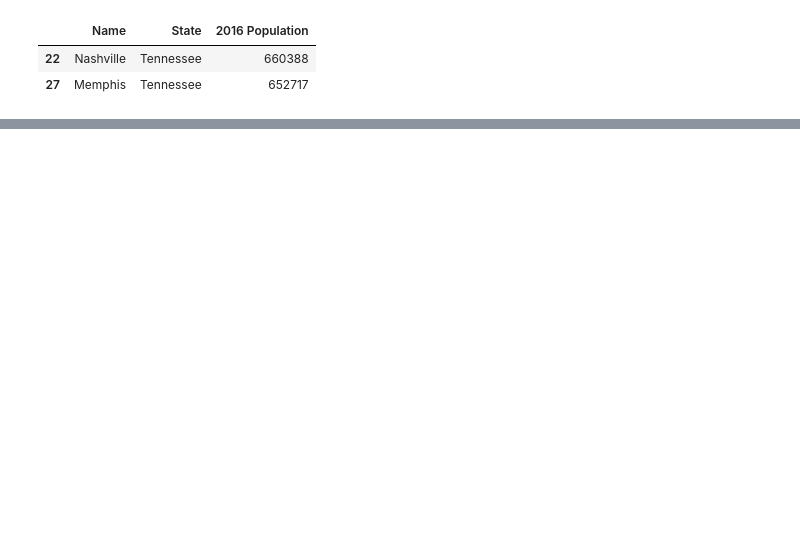
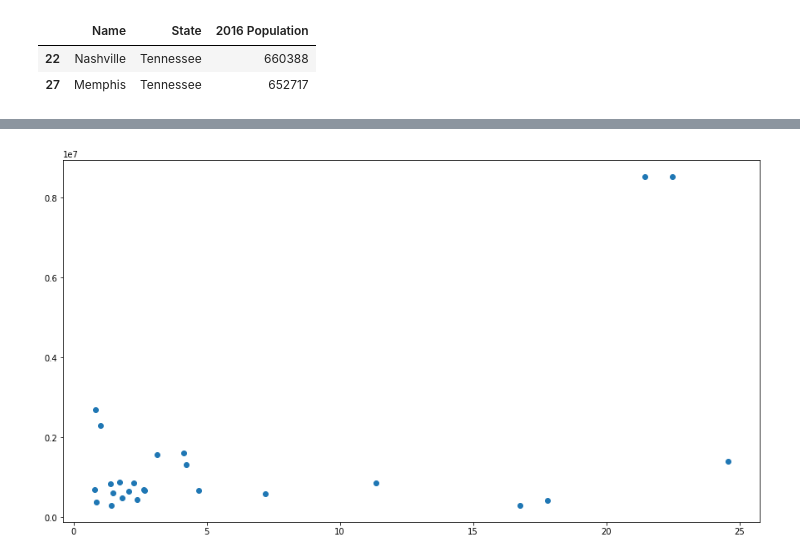
Before and after one commit to erictuscanes/Group-Project, a Jupyter notebook: NFL Arrests Notebook.ipynb, the cells around one changed output, grey strips where cells are left out. Saved outputs shown, nothing was run; the diff lists cells and outputs as text; code cells hidden in the pictures; blank space fills up the shorter version.

Commit message:
Added population data to the mix and created scatter plot for analysis

```diff
--- a/NFL Arrests Notebook.ipynb
+++ b/NFL Arrests Notebook.ipynb
@@ -637,29 +637,31 @@ pop_data[pop_data['State'] == 'Tennessee']
 # %%
 # Match the population numbers with the home team name:
 
-exception_dict = {'New England':'Boston', 'Green Bay':'Milwaukee', 'Carolina':'Charlotte', 'Arizona':'Phoenix', 'Tenessee':'Nashville'}
-
-# Fix issue with New York name
-
-pop_data[pop_data['Name'] == 'New York'] = 'New York'
+exception_dict = {'New England':'Boston', 'Green Bay':'Milwaukee ', 'Carolina':'Charlotte',
+                  'Arizona':'Phoenix', 'Tennessee':'Nashville', 'Tampa Bay': 'Tampa', 'Washington':'Washington DC DC',
+                 'New York Giants': 'New York ', 'New York Jets': 'New York '}
 
 population_home = []
 
 for team in range(0,len(byHome.index)):
 
-    if byHome.index[team] in pop_data['Name']:
+    if byHome.index[team] in pop_data['Name'].to_dict().values():
 
-        pop = pop_data[pop_data['Name'] == byHome.index[team]]['2016 Population']
+        pop = pop_data[pop_data['Name'] == byHome.index[team]]['2016 Population'].values[0]
         population_home.append((byHome.index[team], pop))
 
-    elif byHome.index[team]+' ' in pop_data['Name']:
+    elif byHome.index[team]+' ' in pop_data['Name'].to_dict().values():
 
-        pop = pop_data[pop_data['Name'] == byHome.index[team]+' ']['2016 Population']
+        pop = pop_data[pop_data['Name'] == byHome.index[team]+' ']['2016 Population'].values[0]
         population_home.append((byHome.index[team], pop))
 
-    elif team in exception_dict.keys():
+    elif byHome.index[team] in exception_dict.keys():
 
-        pop = pop_data[pop_data['Name'] == exception_dict[byHome.index[team]]]
+        exc_team = exception_dict[byHome.index[team]]
+        pop = pop_data[pop_data['Name'] == exc_team]['2016 Population'].values[0]
         population_home.append((byHome.index[team],pop))
 
-population_home
+    else:
+        print(byHome.index[team])
+
+population_home = pd.DataFrame(population_home, columns=['home_team','population'])
@@ -700,0 +668,5 @@ Name: Name, Length: 100, dtype: object
+# %%
+# Merge the dataframe into nfl_merged
+
+nfl_merged2pop = pd.merge(nfl_merged, population_home, how='left', on='home_team')
+nfl_merged2pop
@@ -700,0 +692,10 @@ Name: Name, Length: 100, dtype: object
+# %%
+byTeam_Pop = nfl_merged2pop.groupby(by='home_team').mean()
+
+figure, ax = plt.subplots(figsize=(15,8))
+
+ax.scatter(data=byTeam_Pop, x='arrests', y='population', marker='o')
+
+plt.show()
+# %% [output]
+[figure, added]
```
Also changed, not shown: parts of 6 cells of this notebook.
